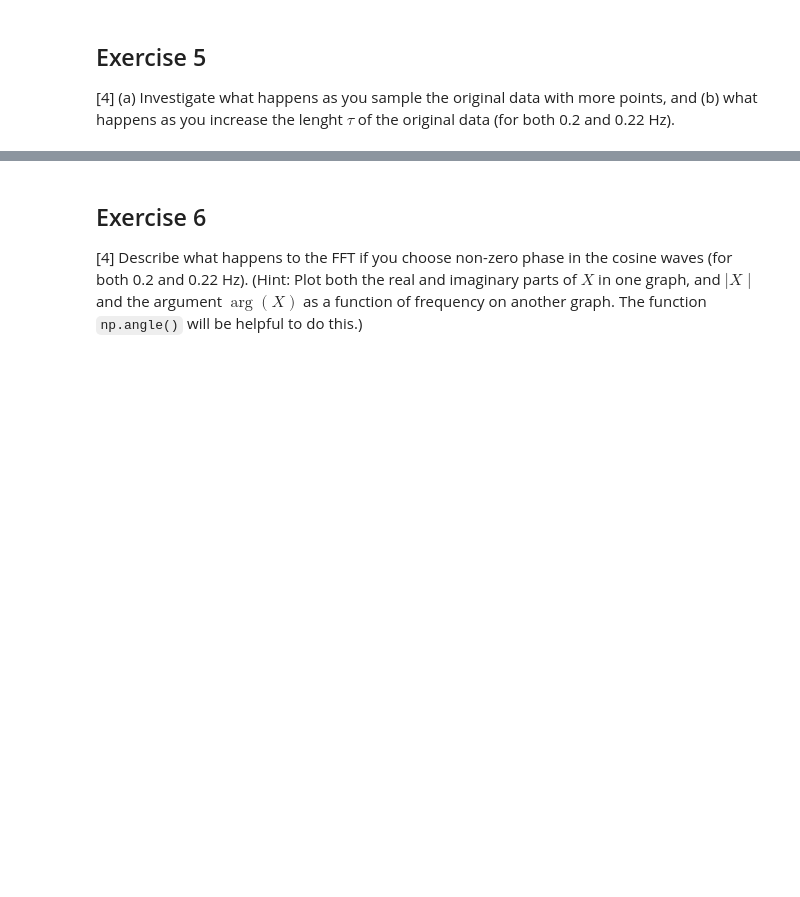
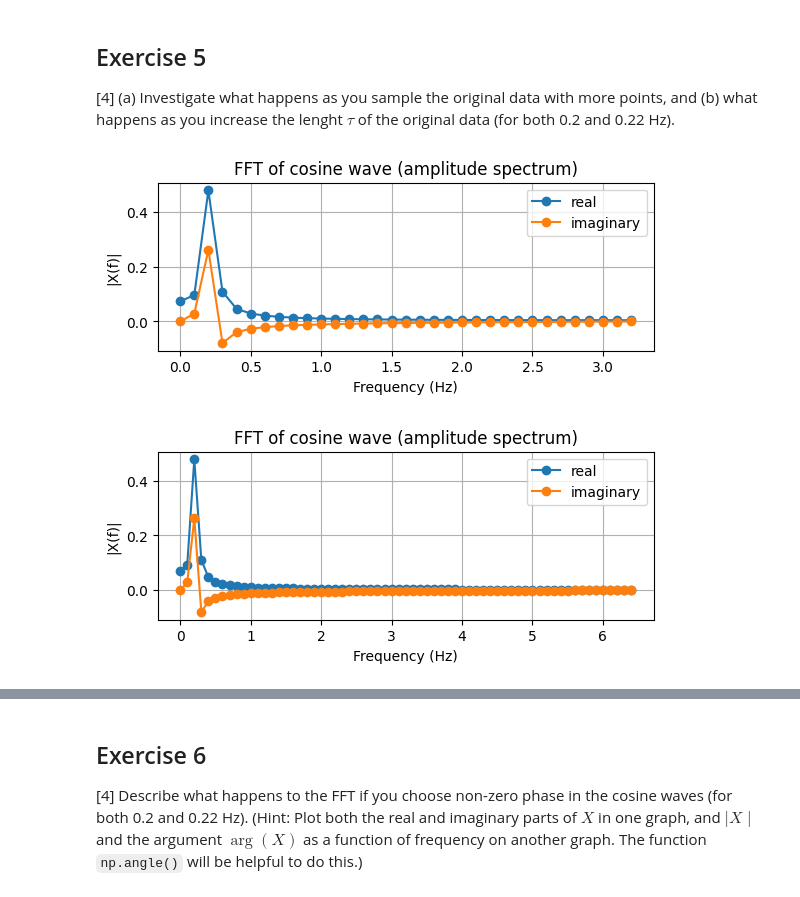
Before and after one commit to PX2145-2025/week-10-b-w-dummett, a Jupyter notebook: FFT.ipynb, the cells around one changed output, grey strips where cells are left out. Saved outputs shown, nothing was run; the diff lists cells and outputs as text; code cells hidden in the pictures; blank space fills up the shorter version.

```diff
--- a/FFT.ipynb
+++ b/FFT.ipynb
@@ -433,3 +489,55 @@ plt.show()
 ## Exercise 5
 
 [4] (a) Investigate what happens as you sample the original data with more points,  and (b) what happens as you increase the lenght $\tau$ of the original data (for both 0.2 and 0.22 Hz).
+# %%
+#making a subplot
+
+plt.subplot(2,1,1)
+
+# Plot the absolute amplitude spectrum versus frequency
+plt.plot(frq, np.abs(X), 'o-',label='real')
+plt.plot(frq, (X.imag), 'o-',label='imaginary')
+plt.title('FFT of cosine wave (amplitude spectrum)')
+plt.xlabel('Frequency (Hz)')
+plt.ylabel('|X(f)|')
+plt.grid()
+plt.legend()
+plt.show()
+
+#make into a function as will be doing alot of these
+def func1(N,tau,f):
+
+  t = np.linspace(0, tau, N, endpoint=False) # creates N points to cover tau seconds
+  # Choose endpoint False so that signal would fit exactly periodically within tau
+  #print(t)
+
+  x = np.cos(2*np.pi*f*t) # create x array, amplitude 1.0
+  X = fft(x)/N # fft and normalise
+
+  # Calculate the sampling rate Fs
+  Fs = N / tau
+
+  # Calculate the one-sided spectrum using the Spectrum1 function
+  frq, X = Spectrum1(x, Fs)
+
+  return(frq, X)
+
+frq, X = func1(128,10.0,0.22)
+
+
+# Plot the absolute amplitude spectrum versus frequency
+plt.subplot(2,1,2)
+
+plt.plot(frq, np.abs(X), 'o-',label='real')
+plt.plot(frq, X.imag, 'o-',label='imaginary')
+plt.title('FFT of cosine wave (amplitude spectrum)')
+plt.xlabel('Frequency (Hz)')
+plt.ylabel('|X(f)|')
+plt.grid()
+plt.legend()
+plt.show()
+
+#as you double the number of points the range measured over doubles.
+# %% [output]
+[figure, added]
+[figure, added]
```
Also changed, not shown: parts of 10 cells of this notebook.
